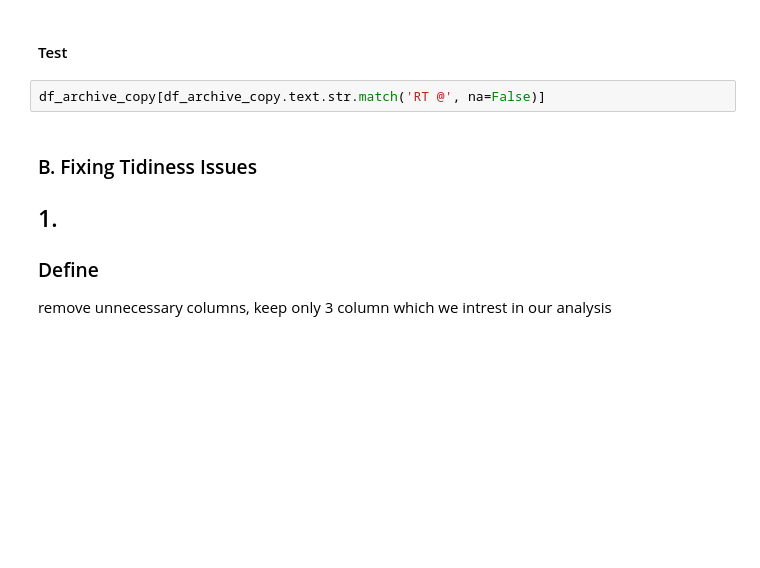
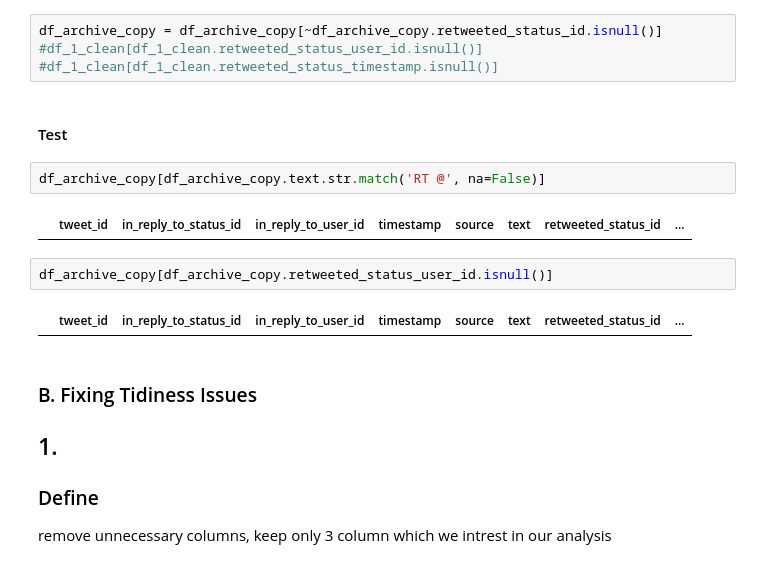
Before and after one commit to maleksaati/wrangling_project, a Jupyter notebook: wrangle_act.ipynb, the cells around one changed output. Cells and saved outputs as stored; diff of their text form; blank space fills up the shorter version.

```diff
--- a/wrangle_act.ipynb
+++ b/wrangle_act.ipynb
@@ -281,10 +588,20 @@ removing retweets (text starting with RT @)
 #### Code
 # %%
 df_archive_copy = df_archive_copy[~df_archive_copy.text.str.match('RT @', na=False)]
+# %%
+df_archive_copy = df_archive_copy[~df_archive_copy.retweeted_status_id.isnull()]
+#df_1_clean[df_1_clean.retweeted_status_user_id.isnull()]
+#df_1_clean[df_1_clean.retweeted_status_timestamp.isnull()]
 # %% [markdown]
 #### Test
 # %%
 df_archive_copy[df_archive_copy.text.str.match('RT @', na=False)]
+# %% [output]
+|  | tweet_id | in_reply_to_status_id | in_reply_to_user_id | timestamp | source | text | retweeted_status_id | ... |
+# %%
+df_archive_copy[df_archive_copy.retweeted_status_user_id.isnull()]
+# %% [output]
+|  | tweet_id | in_reply_to_status_id | in_reply_to_user_id | timestamp | source | text | retweeted_status_id | ... |
 # %% [markdown]
 ### B. Fixing Tidiness Issues
 
```
Also changed, not shown: parts of 44 cells of this notebook.
